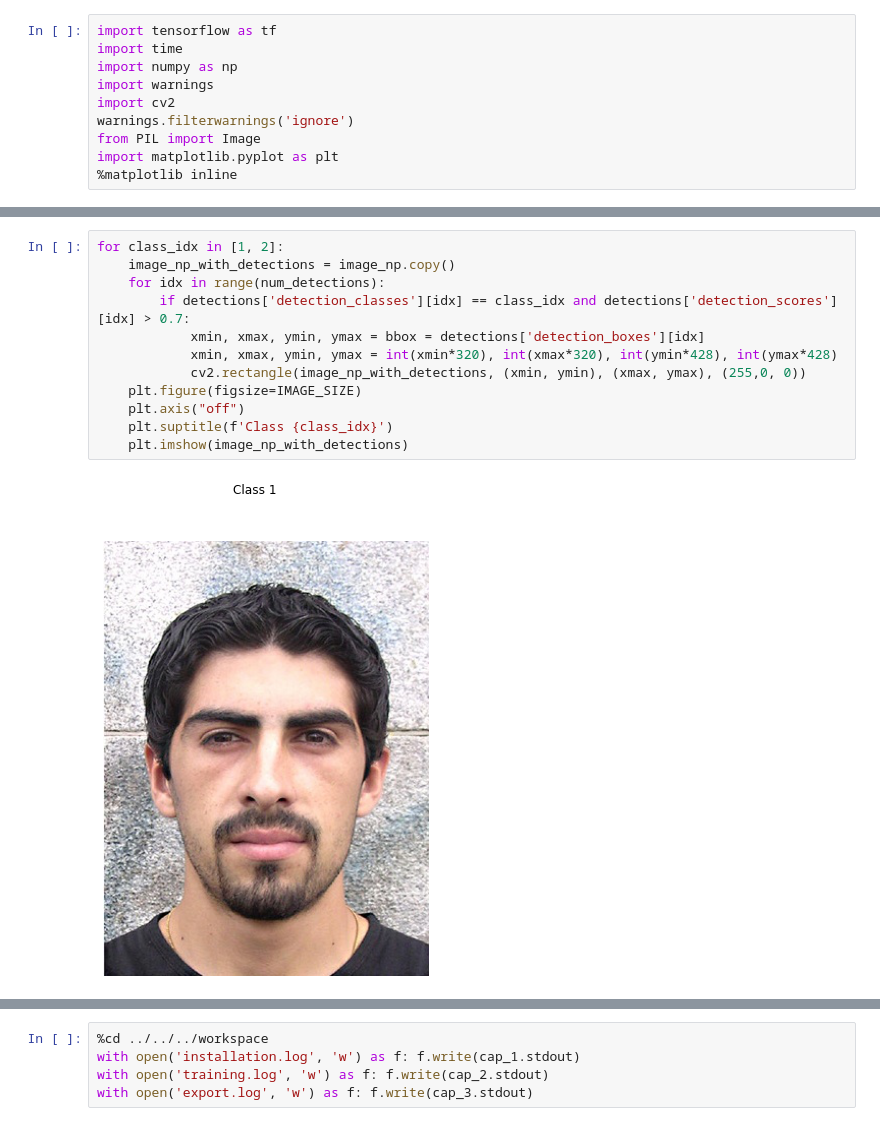
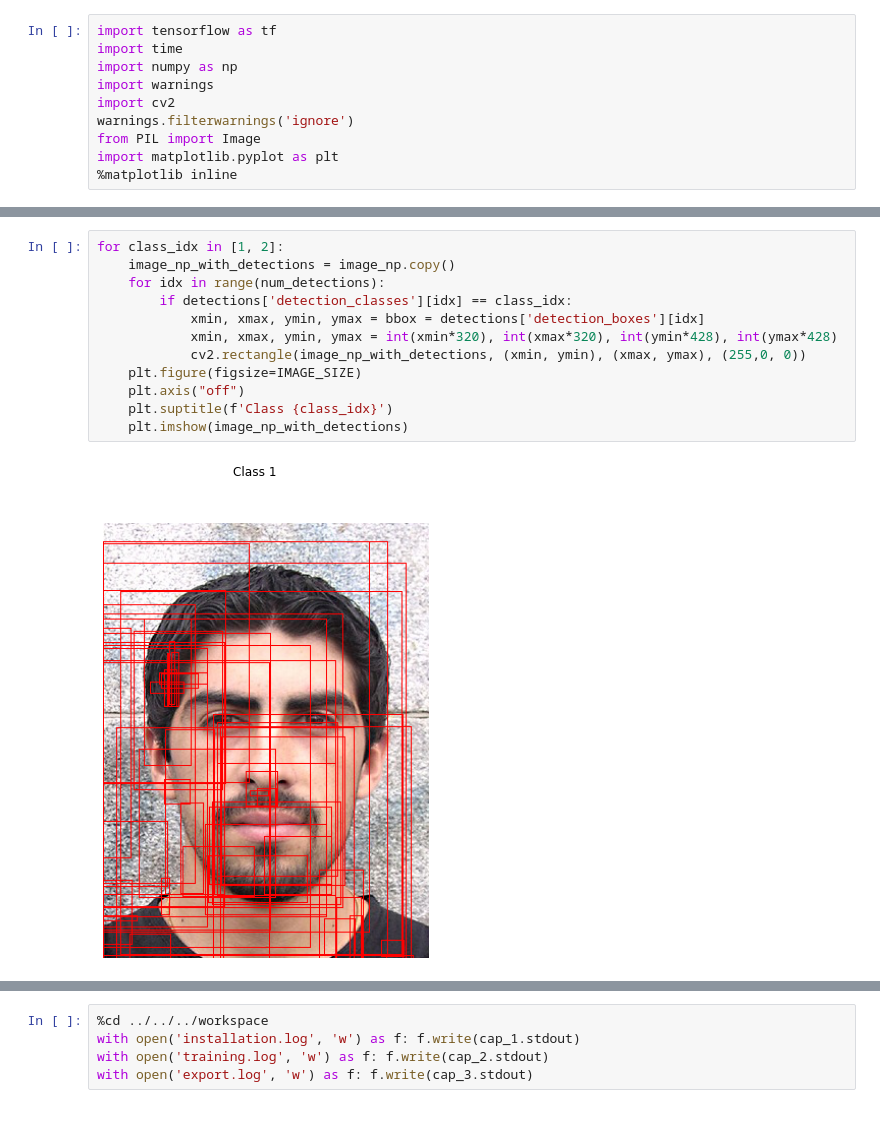
Before and after one commit to Ritvik19/Implemented-Data-Science, a Jupyter notebook: TF-OD-API.ipynb, the cells around one changed output, grey strips where cells are left out. Saved outputs shown, nothing was run; the diff lists cells and outputs as text.

```diff
--- a/TF-OD-API.ipynb
+++ b/TF-OD-API.ipynb
@@ -435,14 +435,14 @@ Done!
 # %%
 for class_idx in [1, 2]:
     image_np_with_detections = image_np.copy()
     for idx in range(num_detections):
-        if detections['detection_classes'][idx] == class_idx and detections['detection_scores'][idx] > 0.7:
+        if detections['detection_classes'][idx] == class_idx:
             xmin, xmax, ymin, ymax = bbox = detections['detection_boxes'][idx]
             xmin, xmax, ymin, ymax = int(xmin*320), int(xmax*320), int(ymin*428), int(ymax*428)
             cv2.rectangle(image_np_with_detections, (xmin, ymin), (xmax, ymax), (255,0, 0))
     plt.figure(figsize=IMAGE_SIZE)
     plt.axis("off")
     plt.suptitle(f'Class {class_idx}')
     plt.imshow(image_np_with_detections)
 # %% [output]
-[figure, old version]
+[figure, new version]
```
Also changed, not shown: parts of 3 cells of this notebook.
